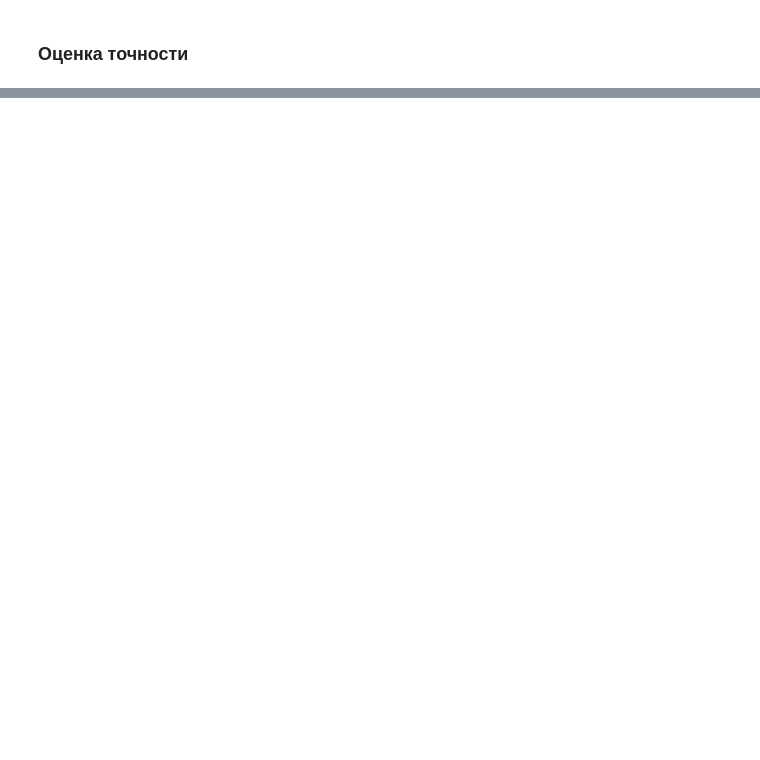
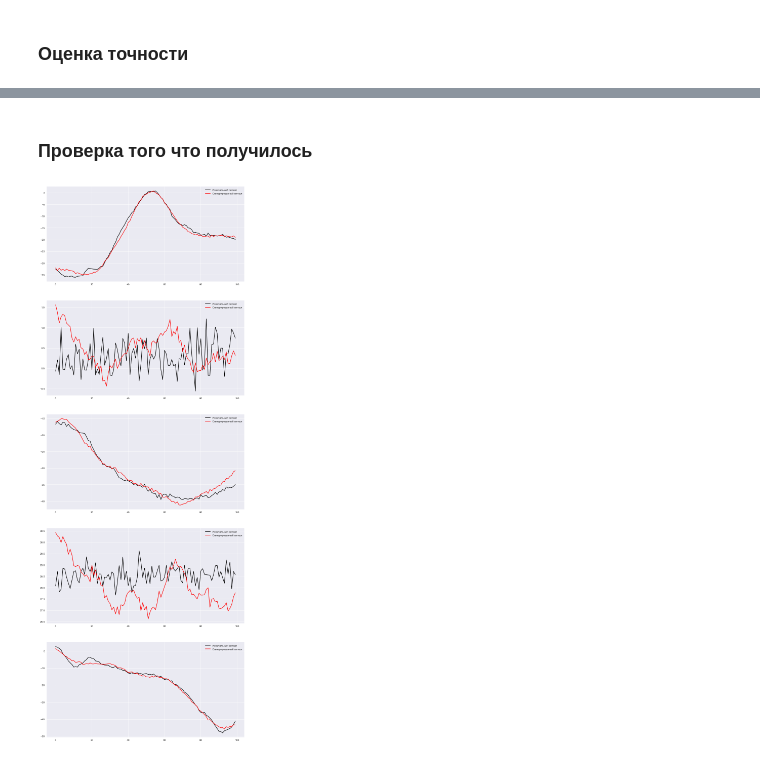
Before and after one commit to FL2107/signals_learning, a Jupyter notebook: Linear encoder.ipynb, the cells around one changed output, grey strips where cells are left out. Drawn from its saved outputs; the diff is of its cells as text; code cells hidden in the pictures; blank space fills up the shorter version.

```diff
--- a/Linear encoder.ipynb
+++ b/Linear encoder.ipynb
@@ -210,0 +216,4 @@ a[r, :5, :5], b[r, :5, :5], r
+# %%
+CUT_LEN = 100
+cut_df = cut_act(activities, CUT_LEN, count=50, random_start=True)
+cut_df.sample()
@@ -210,0 +226,6 @@ a[r, :5, :5], b[r, :5, :5], r
+# %%
+need_param = '3Dm_y ankle'
+X = cut_df.loc[:, need_param].values
+
+Y = cut_df.iloc[:, 0] # целевая переменная
+X.shape, Y.shape
@@ -210,0 +241,13 @@ a[r, :5, :5], b[r, :5, :5], r
+# %%
+col_arr = np.array(list(X), dtype=np.float64)
+
+x_mean = np.mean(col_arr, axis=(0,1))
+x_var = np.var(col_arr, axis=(0,1))
+col_arr -= x_mean
+if x_var:
+    col_arr /= x_var
+else:
+    col_arr *= 0
+
+X_norm = col_arr
+X_norm.shape
@@ -210,0 +364,21 @@ a[r, :5, :5], b[r, :5, :5], r
+# %% [markdown]
+### Проверка того что получилось
+# %%
+N = 5
+fig, axs = plt.subplots(N,1,figsize=(14,8*N))
+
+for i in range(N):
+    sample_num = np.random.randint(0, len(X))
+    origin = X[sample_num]
+    origin_normalized = X_norm[sample_num]
+
+    out_normalized = net_1param(torch.Tensor(origin_normalized)).detach().numpy()
+    out = out_normalized * x_var
+    out += x_mean
+
+    axs[i].plot(np.arange(len(origin)), origin, color = 'black', label='Изначальный сигнал')
+    axs[i].plot(np.arange(len(out)), out, color = 'red', label='Сгенерированный сигнал')
+    axs[i].legend()
+plt.show()
+# %% [output]
+[figure, added]
```
Also changed, not shown: parts of 30 cells of this notebook.
